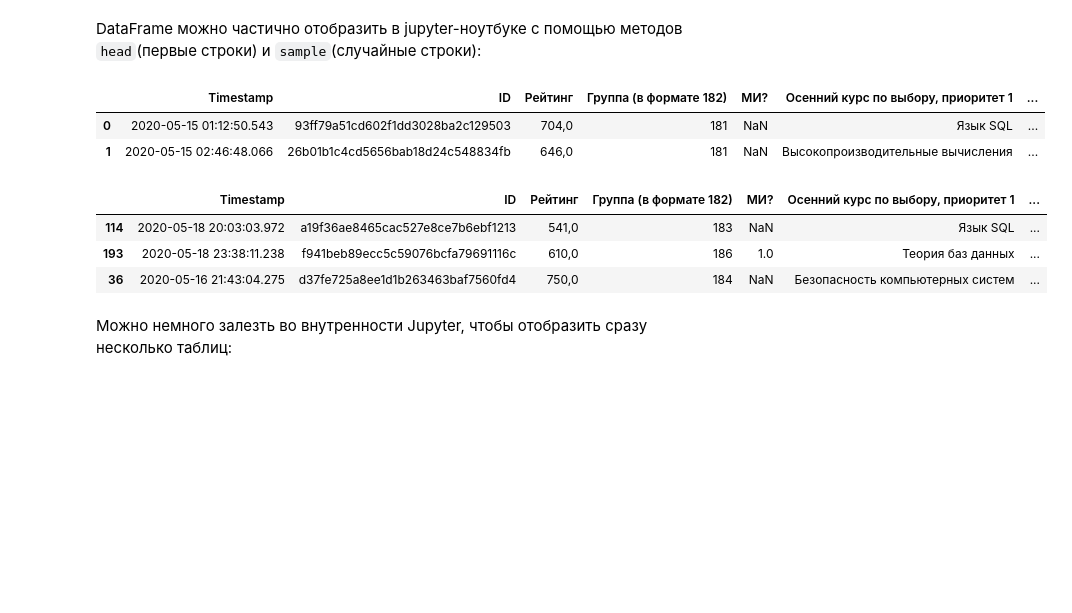
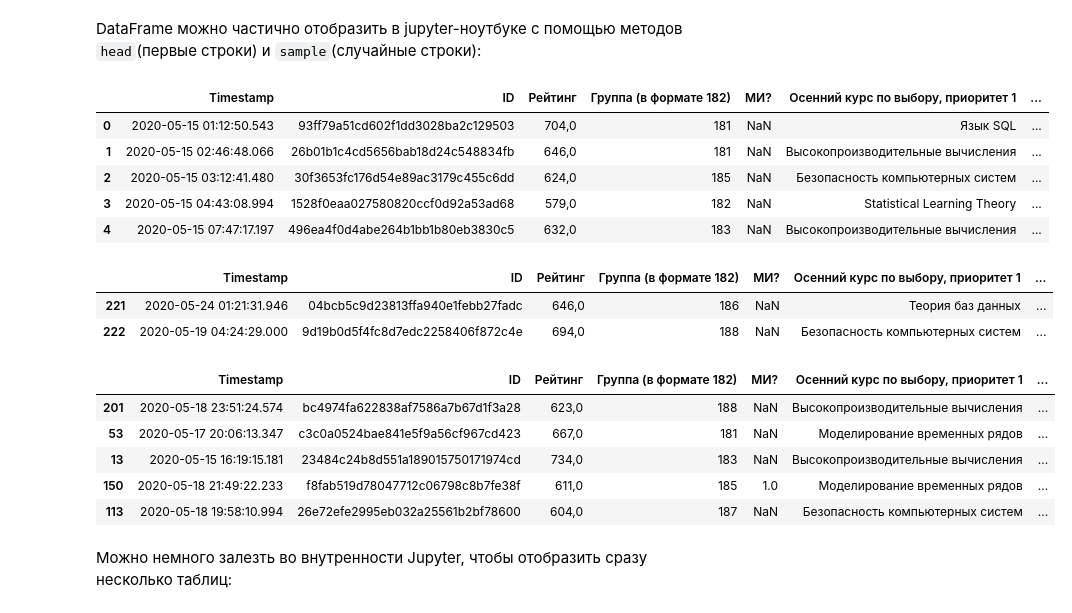
Before and after one commit to Aktsvigun/ml-1-mldis, a Jupyter notebook: seminars/sem01-pandas.ipynb, the cells around one changed output. Saved outputs shown, nothing was run; the diff lists cells and outputs as text; code cells hidden in the pictures; blank space fills up the shorter version.

````diff
--- a/seminars/sem01-pandas.ipynb
+++ b/seminars/sem01-pandas.ipynb
@@ -94,18 +94,29 @@ df
 # %% [markdown]
 DataFrame можно частично отобразить в jupyter-ноутбуке с помощью методов ```head```(первые строки) и ```sample```(случайные строки):
 # %%
-data3.head(2)
+data3.head()
 # %% [output]
 |  | Timestamp | ID | Рейтинг | Группа (в формате 182) | МИ? | Осенний курс по выбору, приоритет 1 | ... |
 | 0 | 2020-05-15 01:12:50.543 | 93ff79a51cd602f1dd3028ba2c129503 | 704,0 | 181 | NaN | Язык SQL | ... |
 | 1 | 2020-05-15 02:46:48.066 | 26b01b1c4cd5656bab18d24c548834fb | 646,0 | 181 | NaN | Высокопроизводительные вычисления | ... |
+| 2 | 2020-05-15 03:12:41.480 | 30f3653fc176d54e89ac3179c455c6dd | 624,0 | 185 | NaN | Безопасность компьютерных систем | ... |
+| 3 | 2020-05-15 04:43:08.994 | 1528f0eaa027580820ccf0d92a53ad68 | 579,0 | 182 | NaN | Statistical Learning Theory | ... |
+| 4 | 2020-05-15 07:47:17.197 | 496ea4f0d4abe264b1bb1b80eb3830c5 | 632,0 | 183 | NaN | Высокопроизводительные вычисления | ... |
+# %%
+data3.tail(2)
+# %% [output]
+|  | Timestamp | ID | Рейтинг | Группа (в формате 182) | МИ? | Осенний курс по выбору, приоритет 1 | ... |
+| 221 | 2020-05-24 01:21:31.946 | 04bcb5c9d23813ffa940e1febb27fadc | 646,0 | 186 | NaN | Теория баз данных | ... |
+| 222 | 2020-05-19 04:24:29.000 | 9d19b0d5f4fc8d7edc2258406f872c4e | 694,0 | 188 | NaN | Безопасность компьютерных систем | ... |
 # %%
-data3.sample(3)
+data3.sample(5)
 # %% [output]
 |  | Timestamp | ID | Рейтинг | Группа (в формате 182) | МИ? | Осенний курс по выбору, приоритет 1 | ... |
-| 114 | 2020-05-18 20:03:03.972 | a19f36ae8465cac527e8ce7b6ebf1213 | 541,0 | 183 | NaN | Язык SQL | ... |
-| 193 | 2020-05-18 23:38:11.238 | f941beb89ecc5c59076bcfa79691116c | 610,0 | 186 | 1.0 | Теория баз данных | ... |
-| 36 | 2020-05-16 21:43:04.275 | d37fe725a8ee1d1b263463baf7560fd4 | 750,0 | 184 | NaN | Безопасность компьютерных систем | ... |
+| 201 | 2020-05-18 23:51:24.574 | bc4974fa622838af7586a7b67d1f3a28 | 623,0 | 188 | NaN | Высокопроизводительные вычисления | ... |
+| 53 | 2020-05-17 20:06:13.347 | c3c0a0524bae841e5f9a56cf967cd423 | 667,0 | 181 | NaN | Моделирование временных рядов | ... |
+| 13 | 2020-05-15 16:19:15.181 | 23484c24b8d551a189015750171974cd | 734,0 | 183 | NaN | Высокопроизводительные вычисления | ... |
+| 150 | 2020-05-18 21:49:22.233 | f8fab519d78047712c06798c8b7fe38f | 611,0 | 185 | 1.0 | Моделирование временных рядов | ... |
+| 113 | 2020-05-18 19:58:10.994 | 26e72efe2995eb032a25561b2bf78600 | 604,0 | 187 | NaN | Безопасность компьютерных систем | ... |
 # %% [markdown]
 Можно немного залезть во внутренности Jupyter, чтобы отобразить сразу несколько таблиц:
 # %%
````
Also changed, not shown: parts of 29 cells of this notebook, 5 other files.
